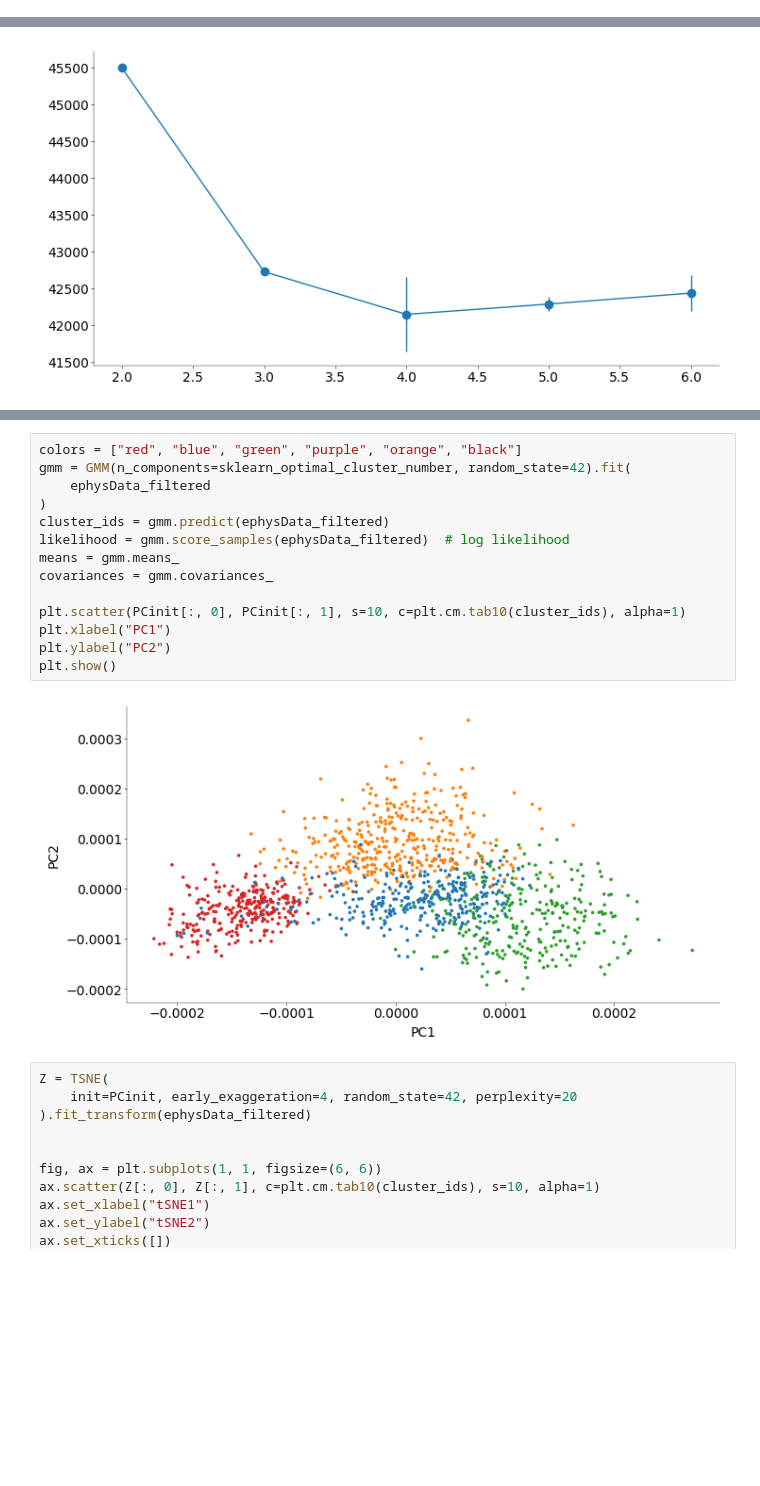
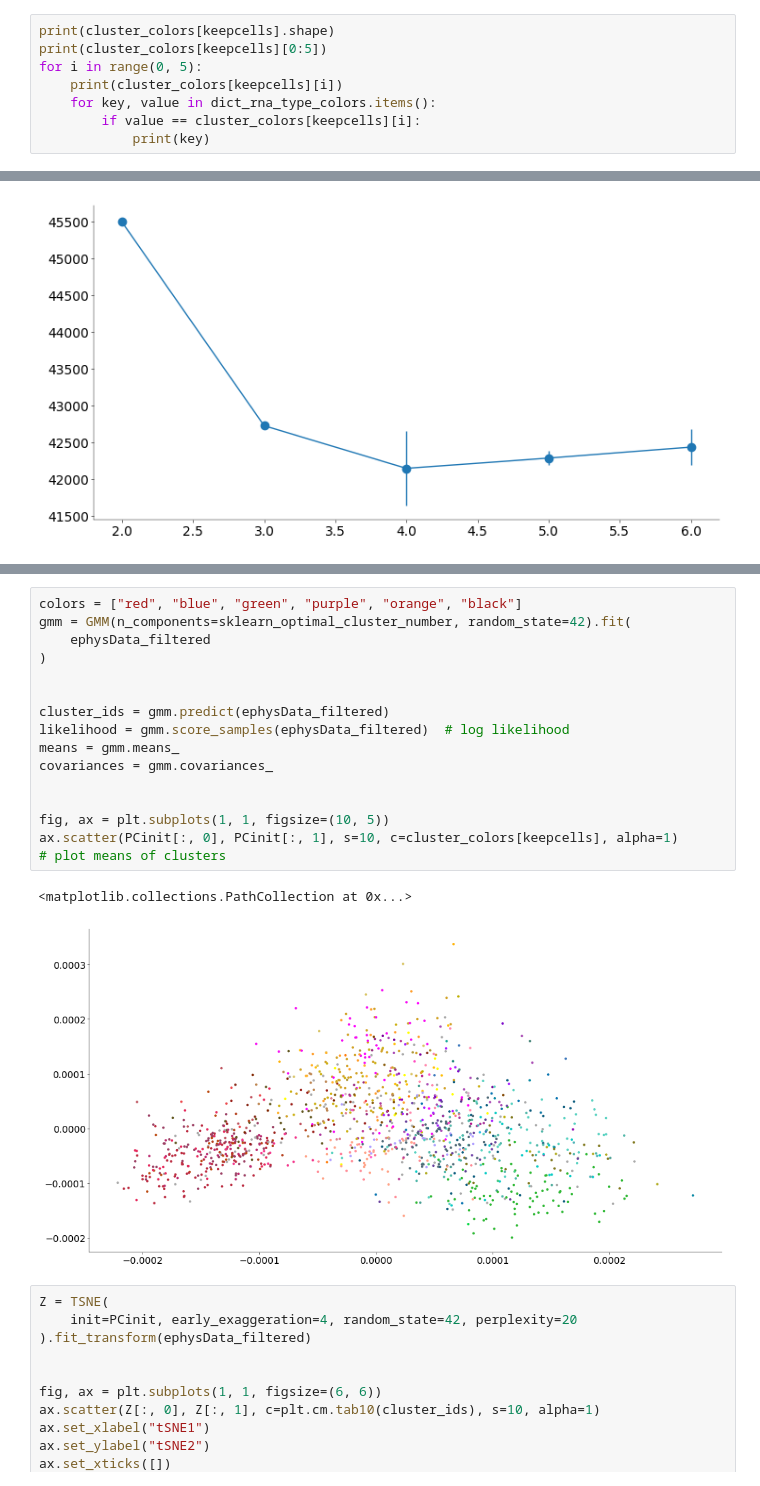
Before and after one commit to Artemii-Shlychkov/NDS_project, a Jupyter notebook: notebooks/Practical_notebook.ipynb, the cells around one changed output, grey strips where cells are left out. Drawn from its saved outputs; the diff is of its cells as text; blank space fills up the shorter version.

```diff
--- a/notebooks/Practical_notebook.ipynb
+++ b/notebooks/Practical_notebook.ipynb
@@ -276,3 +299,11 @@ array([[ 0.98608392,  0.64834158, -0.93881053, ...,  3.04737527,
 np.sum(np.isnan(ephysData_filtered))
 # %% [output]
 np.int64(0)
+# %%
+print(cluster_colors[keepcells].shape)
+print(cluster_colors[keepcells][0:5])
+for i in range(0, 5):
+    print(cluster_colors[keepcells][i])
+    for key, value in dict_rna_type_colors.items():
+        if value == cluster_colors[keepcells][i]:
+            print(key)
@@ -410,19 +477,22 @@ plt.errorbar(
 # %%
 colors = ["red", "blue", "green", "purple", "orange", "black"]
 gmm = GMM(n_components=sklearn_optimal_cluster_number, random_state=42).fit(
     ephysData_filtered
 )
+
+
 cluster_ids = gmm.predict(ephysData_filtered)
 likelihood = gmm.score_samples(ephysData_filtered)  # log likelihood
 means = gmm.means_
 covariances = gmm.covariances_
 
-plt.scatter(PCinit[:, 0], PCinit[:, 1], s=10, c=plt.cm.tab10(cluster_ids), alpha=1)
-plt.xlabel("PC1")
-plt.ylabel("PC2")
-plt.show()
+
+fig, ax = plt.subplots(1, 1, figsize=(10, 5))
+ax.scatter(PCinit[:, 0], PCinit[:, 1], s=10, c=cluster_colors[keepcells], alpha=1)
+# plot means of clusters
 # %% [output]
+<matplotlib.collections.PathCollection at 0x...>
-[figure, old version]
+[figure, new version]
 # %%
 Z = TSNE(
     init=PCinit, early_exaggeration=4, random_state=42, perplexity=20
```
Also changed, not shown: parts of 10 cells of this notebook.
